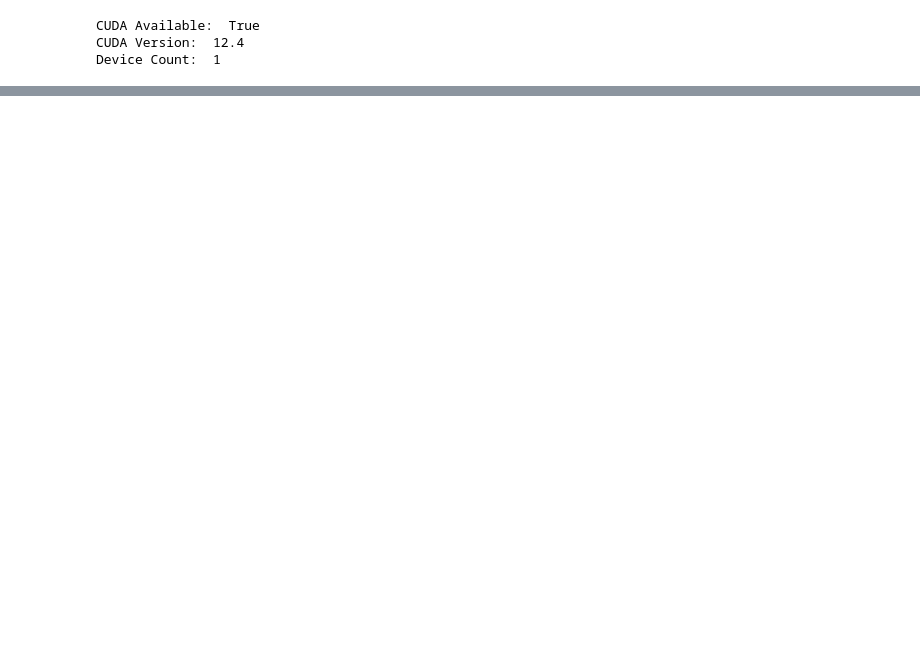
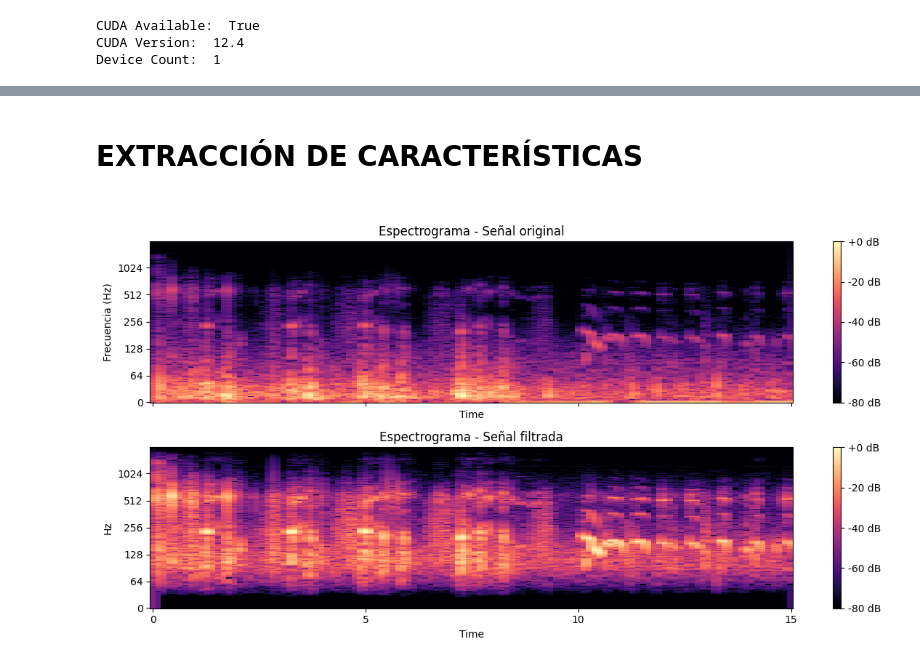
Before and after one commit to jhoser01/Respiratory-Disease-Detection-from-Audio-Signals-Using-Machine-Learning, a Jupyter notebook: pruebas.ipynb, the cells around one changed output, grey strips where cells are left out. Saved outputs shown, nothing was run; the diff lists cells and outputs as text; code cells hidden in the pictures; blank space fills up the shorter version.

```diff
--- a/pruebas.ipynb
+++ b/pruebas.ipynb
@@ -71,0 +118,27 @@ time = np.arange(len(audio))/sr
+# %% [markdown]
+<h1>EXTRACCIÓN DE CARACTERÍSTICAS<h1>
+# %%
+# Calcular espectrogramas
+D = librosa.amplitude_to_db(np.abs(librosa.stft(audio)), ref=np.max)
+Df = librosa.amplitude_to_db(np.abs(librosa.stft(audiof2)), ref=np.max)
+
+# Crear la figura con dos subgráficos
+fig, ax = plt.subplots(2, 1, figsize=(12, 6), sharex=True)
+
+# Espectrograma para persona enferma
+librosa.display.specshow(D, sr=sr, x_axis='time', y_axis='log', ax=ax[0])
+ax[0].set_title("Espectrograma - Señal original")
+ax[0].set_ylabel("Frecuencia (Hz)")
+fig.colorbar(librosa.display.specshow(D, sr=sr, x_axis='time', y_axis='log'), ax=ax[0], format='%+2.0f dB')
+
+# Espectrograma para persona sana
+librosa.display.specshow(Df, sr=sr, x_axis='time', y_axis='log', ax=ax[1])
+ax[1].set_title("Espectrograma - Señal filtrada")
+ax[1].set_xlabel("Tiempo (s)")
+ax[1].set_ylabel("Frecuencia (Hz)")
+fig.colorbar(librosa.display.specshow(Df, sr=sr, x_axis='time', y_axis='log'), ax=ax[1], format='%+2.0f dB')
+
+plt.tight_layout()
+plt.show()
+# %% [output]
+[figure, added]
```
Also changed, not shown: parts of 8 cells of this notebook, 1 other file.
